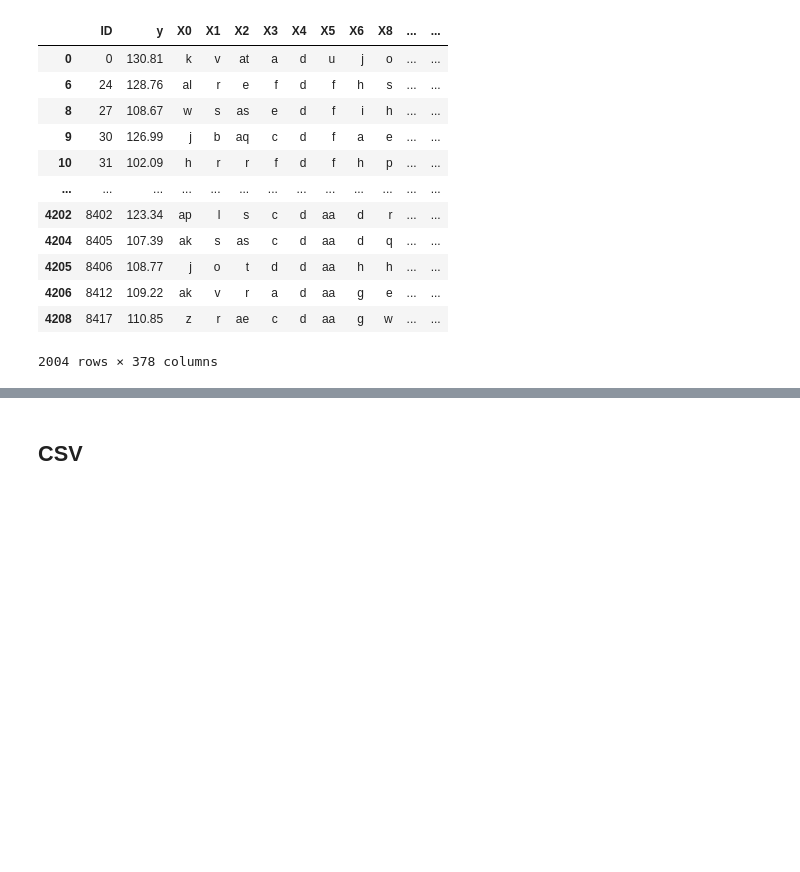
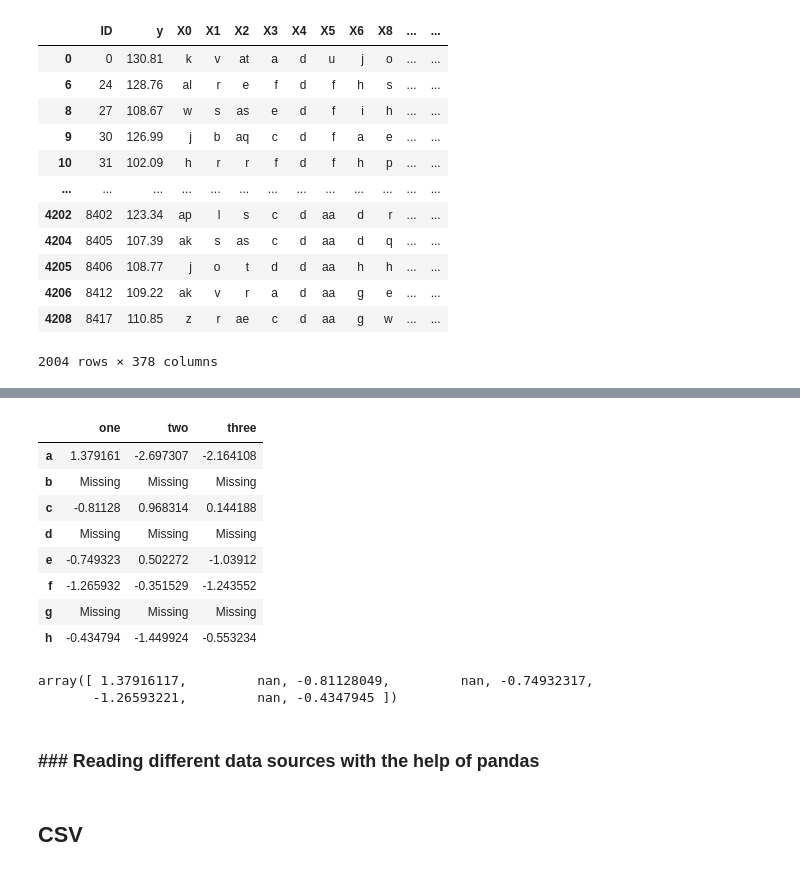
Before and after one commit to Susmita-Dev-04/MLNeuroNook, a Jupyter notebook: Sec1-PyML/PD.ipynb, the cells around one changed output, grey strips where cells are left out. Saved outputs shown, nothing was run; the diff lists cells and outputs as text; code cells hidden in the pictures; blank space fills up the shorter version.

```diff
--- a/Sec1-PyML/PD.ipynb
+++ b/Sec1-PyML/PD.ipynb
@@ -402,3 +480,22 @@ train_df[train_df['y']>100]
+# %%
+df2.fillna('Missing')
+# %% [output]
+|  | one | two | three |
+| a | 1.379161 | -2.697307 | -2.164108 |
+| b | Missing | Missing | Missing |
+| c | -0.81128 | 0.968314 | 0.144188 |
+| d | Missing | Missing | Missing |
+| e | -0.749323 | 0.502272 | -1.03912 |
+| f | -1.265932 | -0.351529 | -1.243552 |
+| g | Missing | Missing | Missing |
+| h | -0.434794 | -1.449924 | -0.553234 |
+# %%
+df2['one'].values
+# %% [output]
+array([ 1.37916117,         nan, -0.81128049,         nan, -0.74932317,
+       -1.26593221,         nan, -0.4347945 ])
+# %% [markdown]
+### ### Reading different data sources with the help of pandas
 # %% [markdown]
 ## CSV
 # %%
```
Also changed, not shown: parts of 10 cells of this notebook, 1 other file.
